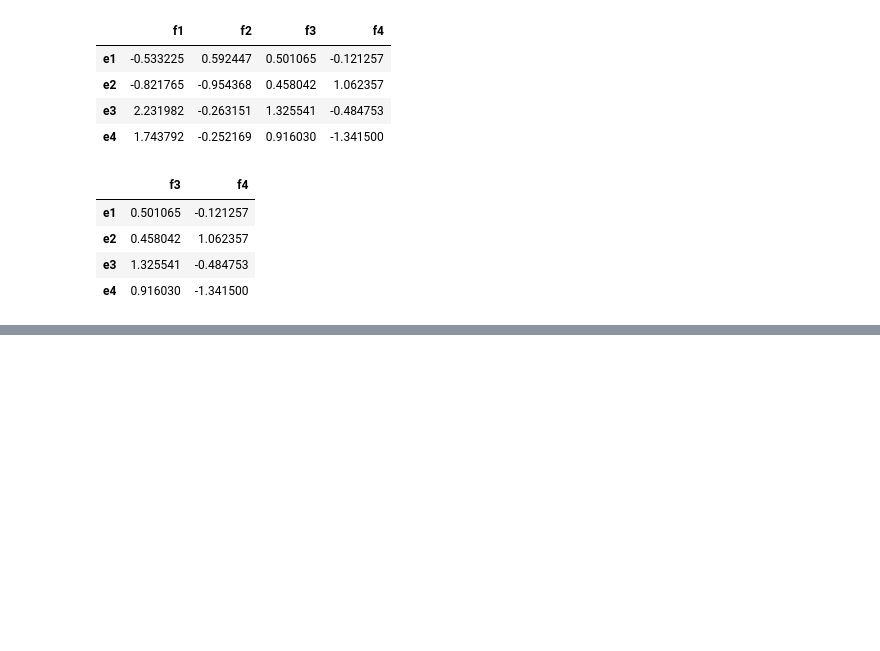
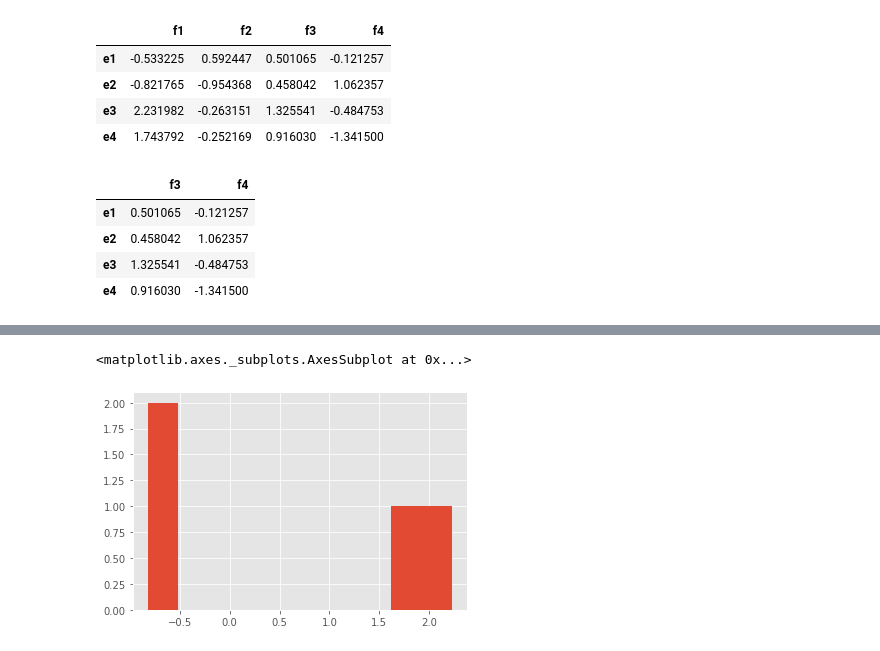
Before and after one commit to varadmahatme/Advanced-machine-learning-deep-learning, a Jupyter notebook: AMLDL1.ipynb, the cells around one changed output, grey strips where cells are left out. Cells and saved outputs as stored; diff of their text form; code cells hidden in the pictures; blank space fills up the shorter version.

```diff
--- a/AMLDL1.ipynb
+++ b/AMLDL1.ipynb
@@ -919,0 +951,7 @@ df[['f3','f4']]
+# %%
+import matplotlib.pyplot as plt
+plt.style.use('ggplot')  #  A style from R language
+df['f1'].hist()
+# %% [output]
+<matplotlib.axes._subplots.AxesSubplot at 0x...>
+[figure, added]
```
Also changed, not shown: parts of 7 cells of this notebook.
